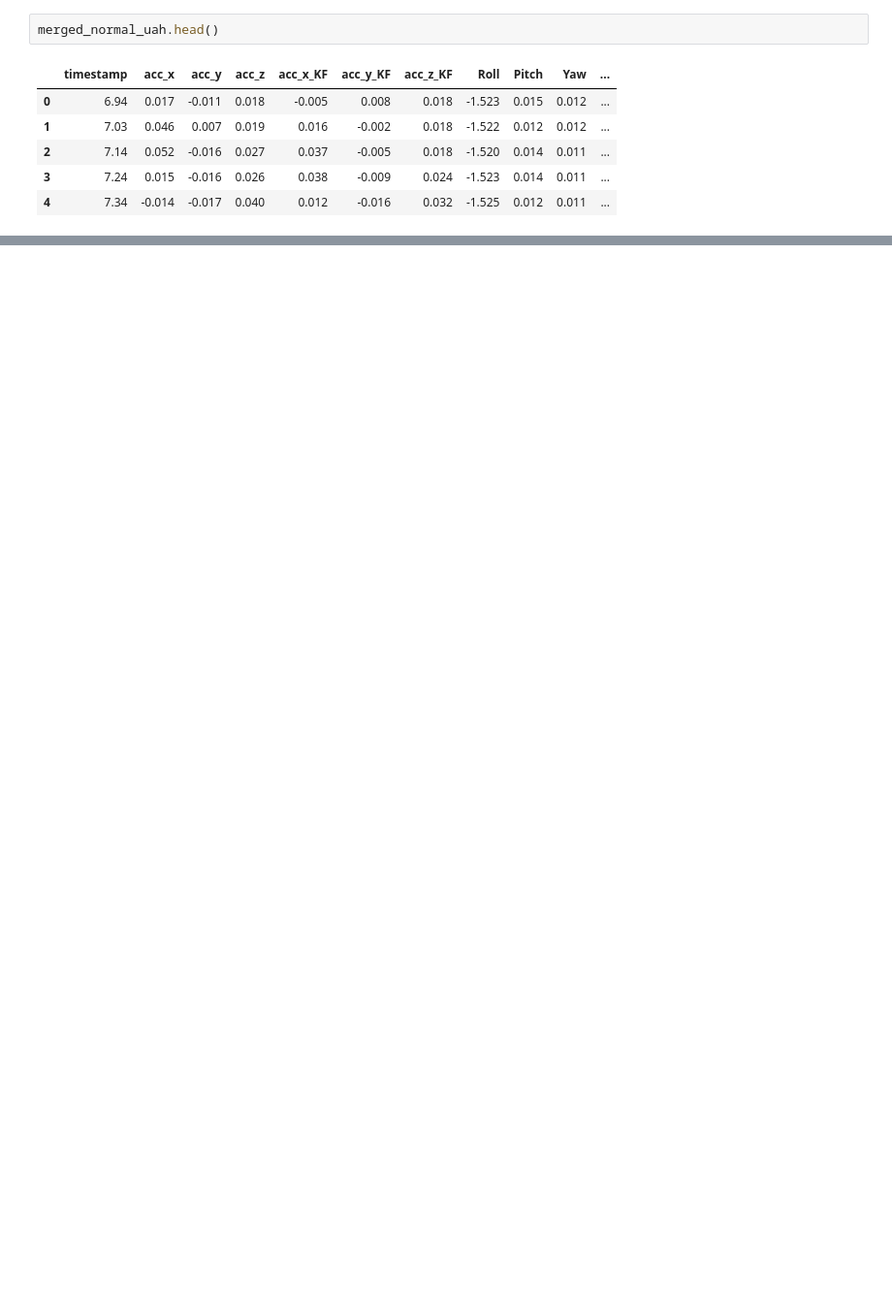
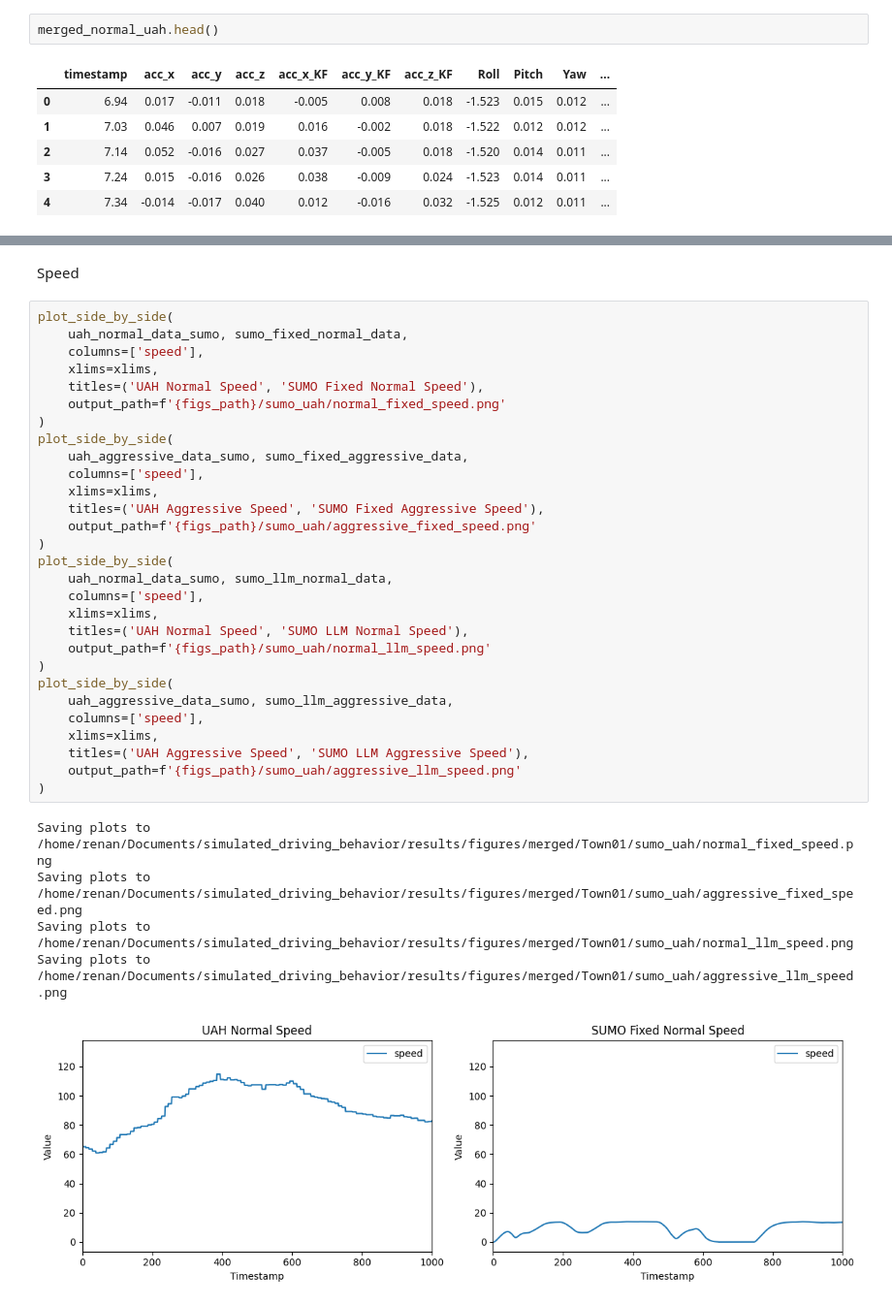
Before and after one commit to H-IAAC/simulated_driving_behavior, a Jupyter notebook: notebooks/1_merge_datasets.ipynb, the cells around one changed output, grey strips where cells are left out. Shown at 97% size. Drawn from its saved outputs; the diff is of its cells as text; blank space fills up the shorter version.

```diff
--- a/notebooks/1_merge_datasets.ipynb
+++ b/notebooks/1_merge_datasets.ipynb
@@ -191,0 +325,37 @@ plot_side_by_side(sumo_fixed_aggressive_data, uah_aggressive_data, columns=['acc
+# %% [markdown]
+Speed
+# %%
+plot_side_by_side(
+    uah_normal_data_sumo, sumo_fixed_normal_data,
+    columns=['speed'],
+    xlims=xlims,
+    titles=('UAH Normal Speed', 'SUMO Fixed Normal Speed'),
+    output_path=f'{figs_path}/sumo_uah/normal_fixed_speed.png'
+)
+plot_side_by_side(
+    uah_aggressive_data_sumo, sumo_fixed_aggressive_data,
+    columns=['speed'],
+    xlims=xlims,
+    titles=('UAH Aggressive Speed', 'SUMO Fixed Aggressive Speed'),
+    output_path=f'{figs_path}/sumo_uah/aggressive_fixed_speed.png'
+)
+plot_side_by_side(
+    uah_normal_data_sumo, sumo_llm_normal_data,
+    columns=['speed'],
+    xlims=xlims,
+    titles=('UAH Normal Speed', 'SUMO LLM Normal Speed'),
+    output_path=f'{figs_path}/sumo_uah/normal_llm_speed.png'
+)
+plot_side_by_side(
+    uah_aggressive_data_sumo, sumo_llm_aggressive_data,
+    columns=['speed'],
+    xlims=xlims,
+    titles=('UAH Aggressive Speed', 'SUMO LLM Aggressive Speed'),
+    output_path=f'{figs_path}/sumo_uah/aggressive_llm_speed.png'
+)
+# %% [output]
+Saving plots to /home/renan/Documents/simulated_driving_behavior/results/figures/merged/Town01/sumo_uah/normal_fixed_speed.png
+Saving plots to /home/renan/Documents/simulated_driving_behavior/results/figures/merged/Town01/sumo_uah/aggressive_fixed_speed.png
+Saving plots to /home/renan/Documents/simulated_driving_behavior/results/figures/merged/Town01/sumo_uah/normal_llm_speed.png
+Saving plots to /home/renan/Documents/simulated_driving_behavior/results/figures/merged/Town01/sumo_uah/aggressive_llm_speed.png
+[figure, added]
```
Also changed, not shown: parts of 39 cells of this notebook, 43 other files.
